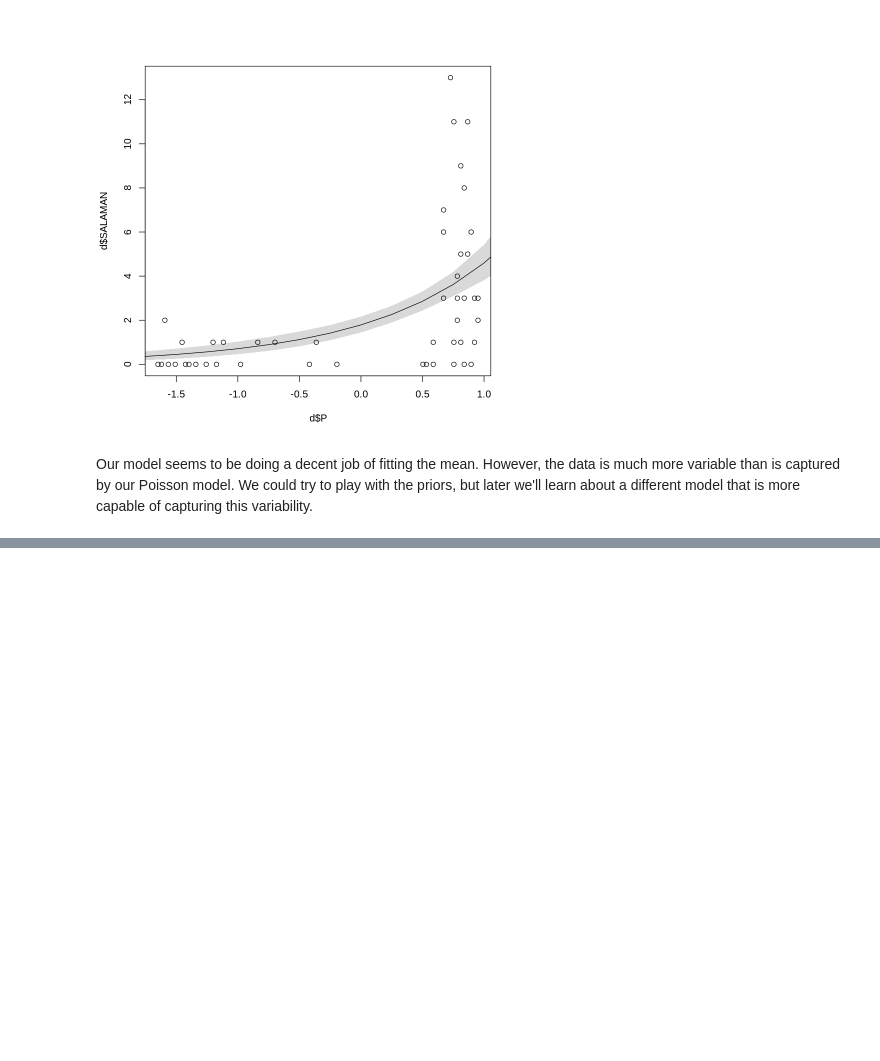
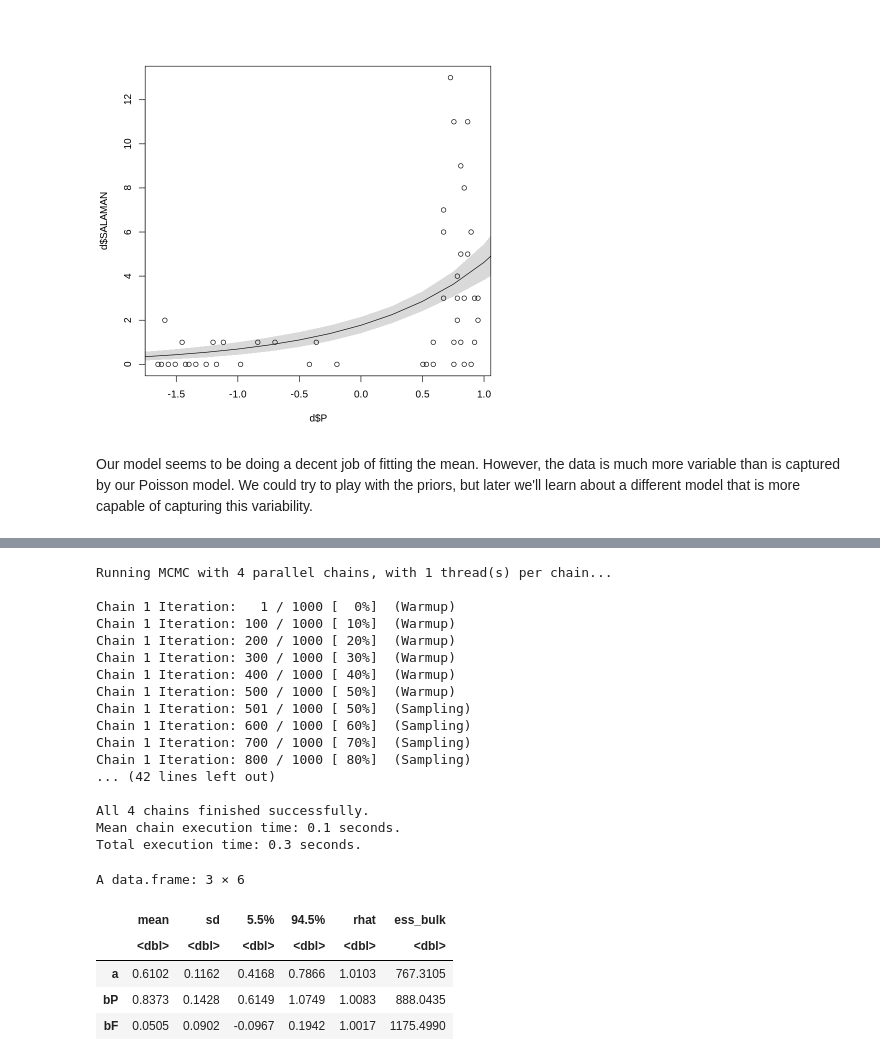
Before and after one commit to nicklausmillican/StatisticalRethinkingIISolutions, a Jupyter notebook: StatisticalRethinkingSolutions2_Ch11.ipynb, the cells around one changed output, grey strips where cells are left out. Saved outputs shown, nothing was run; the diff lists cells and outputs as text; code cells hidden in the pictures; blank space fills up the shorter version.

```diff
--- a/StatisticalRethinkingSolutions2_Ch11.ipynb
+++ b/StatisticalRethinkingSolutions2_Ch11.ipynb
@@ -1131,0 +1159,36 @@ Our model seems to be doing a decent job of fitting the mean.  However, the data
+# %%
+model2 <- alist(
+  SALAMAN ~ dpois(lambda),
+    log(lambda) <- a + bP*P + bF*F,
+      a ~ dnorm(1, 0.5),
+      bP ~ dnorm(0, 0.3),
+      bF ~ dnorm(0, 0.3)
+)
+
+m_ulam2 <- ulam(model2, data=d, chains=4, cores=4)
+
+round(precis(m_ulam2),4)
+# %% [output]
+Running MCMC with 4 parallel chains, with 1 thread(s) per chain...
+
+Chain 1 Iteration:   1 / 1000 [  0%]  (Warmup)
+Chain 1 Iteration: 100 / 1000 [ 10%]  (Warmup)
+Chain 1 Iteration: 200 / 1000 [ 20%]  (Warmup)
+Chain 1 Iteration: 300 / 1000 [ 30%]  (Warmup)
+Chain 1 Iteration: 400 / 1000 [ 40%]  (Warmup)
+Chain 1 Iteration: 500 / 1000 [ 50%]  (Warmup)
+Chain 1 Iteration: 501 / 1000 [ 50%]  (Sampling)
+Chain 1 Iteration: 600 / 1000 [ 60%]  (Sampling)
+Chain 1 Iteration: 700 / 1000 [ 70%]  (Sampling)
+Chain 1 Iteration: 800 / 1000 [ 80%]  (Sampling)
+... (42 lines left out)
+
+All 4 chains finished successfully.
+Mean chain execution time: 0.1 seconds.
+Total execution time: 0.3 seconds.
+A data.frame: 3 × 6
+|  | mean | sd | 5.5% | 94.5% | rhat | ess_bulk |
+|  | <dbl> | <dbl> | <dbl> | <dbl> | <dbl> | <dbl> |
+| a | 0.6102 | 0.1162 | 0.4168 | 0.7866 | 1.0103 | 767.3105 |
+| bP | 0.8373 | 0.1428 | 0.6149 | 1.0749 | 1.0083 | 888.0435 |
+| bF | 0.0505 | 0.0902 | -0.0967 | 0.1942 | 1.0017 | 1175.4990 |
```
Also changed, not shown: parts of 6 cells of this notebook.
